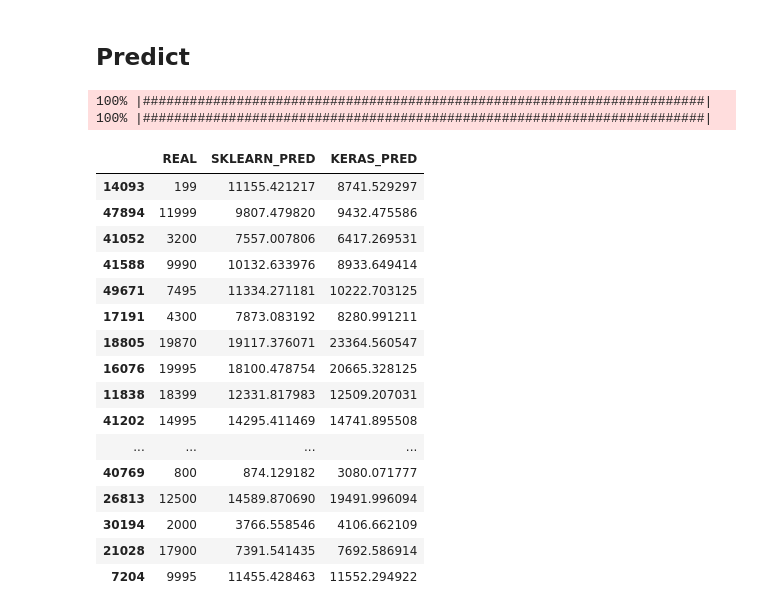
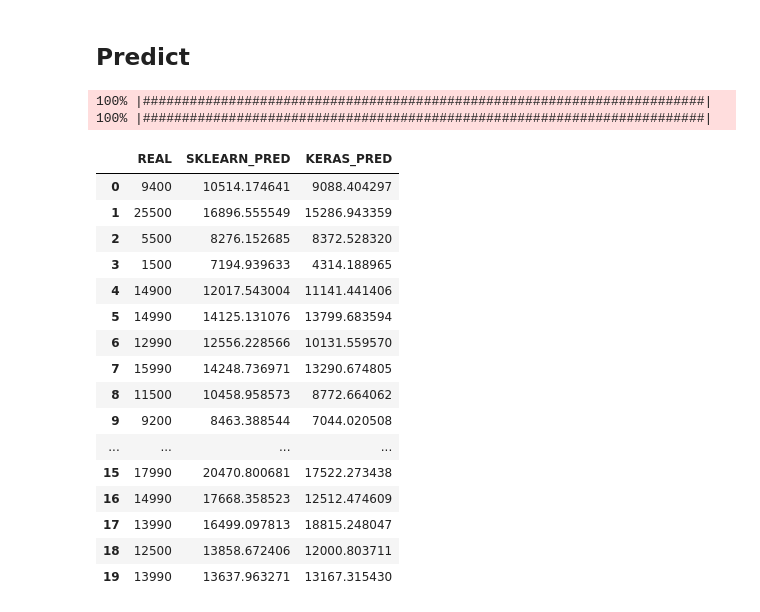
Before and after one commit to kike1985/Machine-Learning, a Jupyter notebook: 0103_Regression_Vehicles_Price.ipynb, the cells around one changed output. Saved outputs shown, nothing was run; the diff lists cells and outputs as text; code cells hidden in the pictures.

```diff
--- a/0103_Regression_Vehicles_Price.ipynb
+++ b/0103_Regression_Vehicles_Price.ipynb
@@ -836,7 +835,7 @@ outliers_resume_df
 | 5 | days_listed | True | 703 | {125, 126, 127, 128, 129, 130, 13... | [19, 50, 79, 9, 28, 15, 73, 68, 1... | int64 |
 # %%
 zcores = np.abs(stats.zscore(df[target_column]))
-idx = zcores[zcores > min_zcores].index
+idx = zcores[zcores > 3].index
 df.drop(axis=0, index=idx, inplace=True)
 # %% [markdown]
 - Se sustituyen los outliers por NaN.
@@ -933,14 +941,17 @@ build_imputers_resume()
 idx = df[df[target_column].isna()].index
 df.drop(axis=0, index=idx, inplace=True)
 # %%
-class ImputeTransformer(BaseEstimator, TransformerMixin):
+class VehiclesImputeTransformer(BaseEstimator, TransformerMixin):
     def fit(self, X, y=None):
         self.ops = {'model_year': X['model_year'].median(),
+                    'model': X['model'].mode()[0],
+                    'condition': X['condition'].mode()[0],
+                    'cylinders': X['cylinders'].median(),
                     'odometer': X['odometer'].median(),
-                    'days_listed': X['days_listed'].median(),
-                    'cylinders': X['cylinders'].mode()[0],
+                    'type': X['type'].mode()[0],
                     'paint_color': X['paint_color'].mode()[0],
-                    'is_4wd': 0}
+                    'is_4wd': 0,
+                    'days_listed': X['days_listed'].median()}
 
         return self
 
@@ -961,8 +972,11 @@ class ImputeTransformer(BaseEstimator, TransformerMixin):
 
         return X
 
+dill.dump(VehiclesImputeTransformer,
+          open('resources/impute_transformer', 'wb'))
 
-impute_transf = ImputeTransformer()
+
+impute_transf = VehiclesImputeTransformer()
 impute_transf.fit(df)
 inv_impute_transf_df = impute_transf.get_inv_transf_df(df)
 display(inv_impute_transf_df.head())
@@ -999,7 +1013,7 @@ build_imputers_resume()
 # %% [markdown]
 ## Transform
 # %%
-class DataTransformer(BaseEstimator, TransformerMixin):
+class VehiclesDataTransformer(BaseEstimator, TransformerMixin):
     def __init__(self):
         self.features = ['model']
 
@@ -1027,6 +1041,7 @@ class DataTransformer(BaseEstimator, TransformerMixin):
         return X
 
     def __transform(self, row, bar):
+        # code
         model = row.model.split()[0]
 
         bar.update(row.pos+1)
@@ -1042,7 +1057,10 @@ class DataTransformer(BaseEstimator, TransformerMixin):
         return X
 
 
-data_transf = DataTransformer()
+dill.dump(VehiclesDataTransformer,
+          open('resources/data_transformer', 'wb'))
+
+data_transf = VehiclesDataTransformer()
 inv_data_transf_df = data_transf.get_inv_transf_df(df)
 display(inv_data_transf_df.head())
 df = data_transf.fit_transform(df)
@@ -2327,8 +2345,8 @@ best_keras_model = results_sort[results_sort.TYPE == 'DL'].iloc[0].ESTIMATOR
 # %% [markdown]
 Save to file.
 # %%
-sklearn_model_filename = '_resources/0103_sklearn_model.pkl'
-keras_model_folder = '_resources/0103_keras_model'
+sklearn_model_filename = 'resources/sklearn_model.pkl'
+keras_model_folder = 'resources/keras_model'
 
 pickle.dump(best_sklearn_model, open(sklearn_model_filename, 'wb'))
 best_keras_model.save(keras_model_folder)
@@ -2377,30 +2395,31 @@ MyTransformedTargetRegressor(regressor=Pipeline(steps=[('outlier',
 # %% [markdown]
 ## Predict
 # %%
-_X = df.sample(20)
+# _X = df.sample(20)
+_X = df[:20]
 
 pred_df = pd.DataFrame(data={'REAL': _X[target_column],
                              'SKLEARN_PRED': sklearn_model_loaded.predict(X=_X),
                              'KERAS_PRED': keras_model_loaded.predict(X=_X)})
 
 pred_df
 # %% [output]
 100% |########################################################################|
 100% |########################################################################|
 |  | REAL | SKLEARN_PRED | KERAS_PRED |
-| 14093 | 199 | 11155.421217 | 8741.529297 |
-| 47894 | 11999 | 9807.479820 | 9432.475586 |
-| 41052 | 3200 | 7557.007806 | 6417.269531 |
-| 41588 | 9990 | 10132.633976 | 8933.649414 |
-| 49671 | 7495 | 11334.271181 | 10222.703125 |
-| 17191 | 4300 | 7873.083192 | 8280.991211 |
-| 18805 | 19870 | 19117.376071 | 23364.560547 |
-| 16076 | 19995 | 18100.478754 | 20665.328125 |
-| 11838 | 18399 | 12331.817983 | 12509.207031 |
-| 41202 | 14995 | 14295.411469 | 14741.895508 |
+| 0 | 9400 | 10514.174641 | 9088.404297 |
+| 1 | 25500 | 16896.555549 | 15286.943359 |
+| 2 | 5500 | 8276.152685 | 8372.528320 |
+| 3 | 1500 | 7194.939633 | 4314.188965 |
+| 4 | 14900 | 12017.543004 | 11141.441406 |
+| 5 | 14990 | 14125.131076 | 13799.683594 |
+| 6 | 12990 | 12556.228566 | 10131.559570 |
+| 7 | 15990 | 14248.736971 | 13290.674805 |
+| 8 | 11500 | 10458.958573 | 8772.664062 |
+| 9 | 9200 | 8463.388544 | 7044.020508 |
 | ... | ... | ... | ... |
-| 40769 | 800 | 874.129182 | 3080.071777 |
-| 26813 | 12500 | 14589.870690 | 19491.996094 |
-| 30194 | 2000 | 3766.558546 | 4106.662109 |
-| 21028 | 17900 | 7391.541435 | 7692.586914 |
-| 7204 | 9995 | 11455.428463 | 11552.294922 |
+| 15 | 17990 | 20470.800681 | 17522.273438 |
+| 16 | 14990 | 17668.358523 | 12512.474609 |
+| 17 | 13990 | 16499.097813 | 18815.248047 |
+| 18 | 12500 | 13858.672406 | 12000.803711 |
+| 19 | 13990 | 13637.963271 | 13167.315430 |
```
Also changed, not shown: parts of 53 cells of this notebook, 1 other file.
